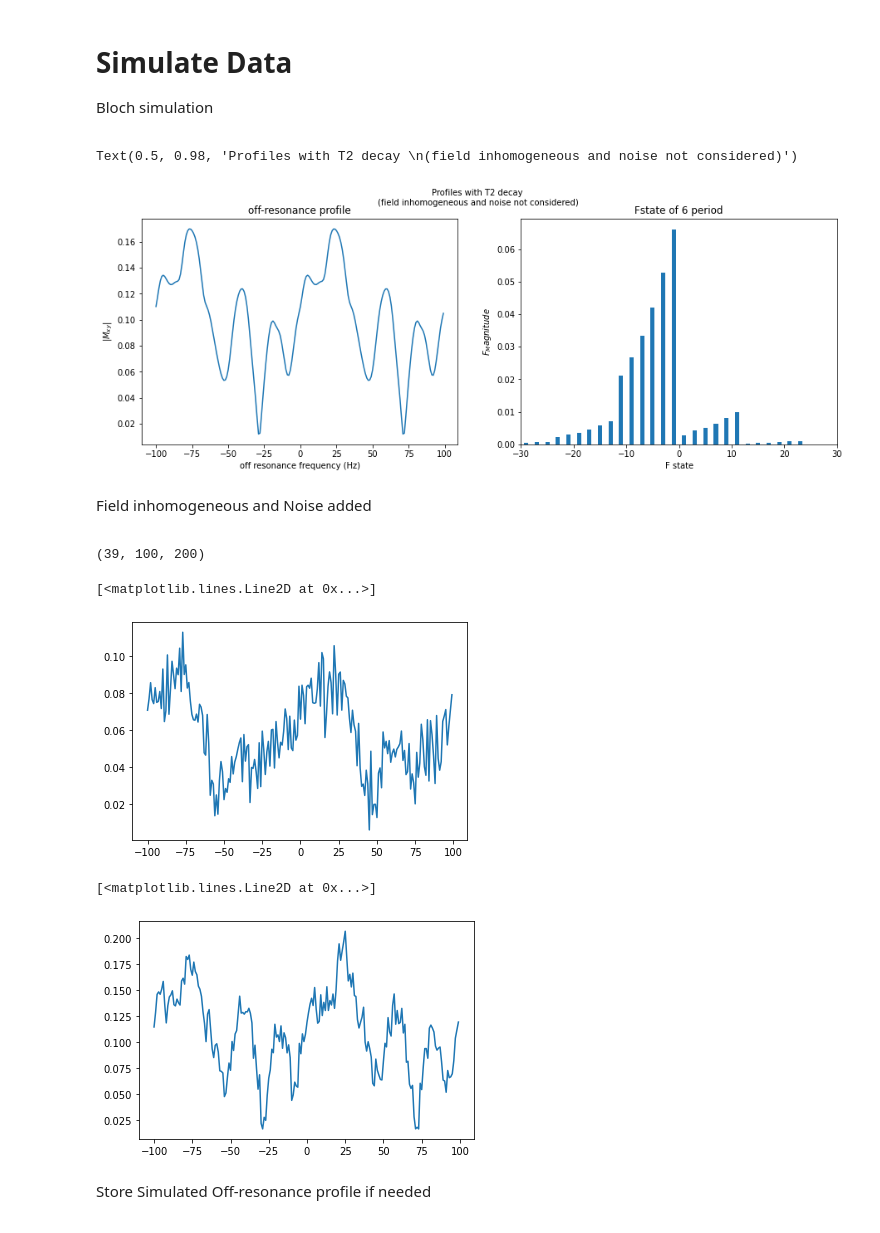
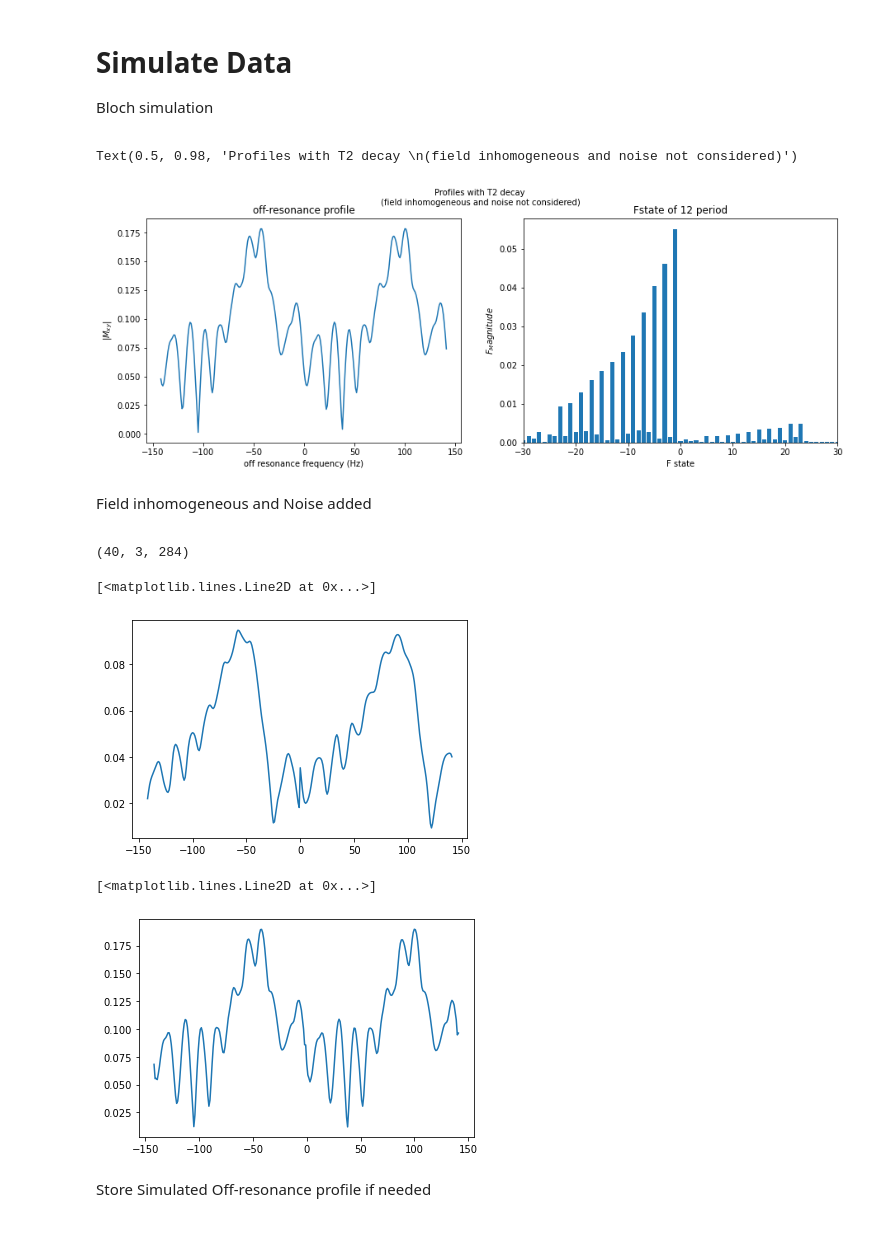
Before and after one commit to Yifei-Jin/Final_Year_Project, a Jupyter notebook: Code/Quadratic_Spoiling/6_Quadratic_spoiling_MonteCarloSimulation_v3.ipynb, the cells around one changed output. Drawn from its saved outputs; the diff is of its cells as text; code cells hidden in the pictures.

Commit message:
Add figure for 6 period and 12 period maps, add Addnoise button

```diff
--- a/Code/Quadratic_Spoiling/6_Quadratic_spoiling_MonteCarloSimulation_v3.ipynb
+++ b/Code/Quadratic_Spoiling/6_Quadratic_spoiling_MonteCarloSimulation_v3.ipynb
@@ -153,7 +153,7 @@ def basic_quadratic_RFspoiling_bSSFP(T1, T2, off_res_max, TR, TE, tip_angle, Per
 ## with Noise and Field inhomogeneous
 # %%
 #Simulate Data with different field inhomogeneous effect (different T2*) and random noise
-def quadratic_RFspoiling_bSSFP (T1, T2, off_res_max, TR, TE, tip_angle, Period, M0, TRnum, M_transverse, off_resonance_f, T2p, testnum):
+def quadratic_RFspoiling_bSSFP (T1, T2, off_res_max, TR, TE, tip_angle, Period, M0, TRnum, M_transverse, off_resonance_f, T2p, testnum, AddNoise):
 
     SimulatedData = np.asarray([], dtype = float) #Array with (T2*num, noise num, off-res f num)
     T2Star_GT = np.asarray([], dtype = float) #Store the Ground Truth T2*
@@ -170,7 +170,10 @@ def quadratic_RFspoiling_bSSFP (T1, T2, off_res_max, TR, TE, tip_angle, Period,
 
         #Add Noise
         for test in range (0, testnum ):
-            M_transverse_inhomo_noise = M_transverse_inhomo + np.random.normal(0,0.01,np.shape(M_transverse_inhomo)[-1]) + 1j*np.random.normal(0,0.01,np.shape(M_transverse_inhomo)[-1])
+            if (AddNoise == True):
+                M_transverse_inhomo_noise = M_transverse_inhomo + np.random.normal(0,0.01,np.shape(M_transverse_inhomo)[-1]) + 1j*np.random.normal(0,0.01,np.shape(M_transverse_inhomo)[-1])
+            else:
+                M_transverse_inhomo_noise = M_transverse_inhomo
             SimulatedData = np.append(SimulatedData, M_transverse_inhomo_noise)
 #         #______________________T2* Fit________TESTING______________________________
 #         F_state_magnitude, F_state = Fstate (M_transverse_noise)
@@ -328,13 +331,13 @@ def AddfieldInhomogeneous(M_transverse, TR, TE, T2prime, off_resonance_f):
 proton_density = 1.0
 T1 = 900e-3
 T2 = 44e-3
-TR = 10e-3
+TR = 7e-3
 TE = TR/2
 TRnum = 500
 # tip angle alpha 10
 tip_angle = 10
 #phase cycling
-Period = 6
+Period = 12
 #initial magnetisation
 M0 = np.asarray([[0],[0],[1]],dtype = float)
 #off resonance profile range
@@ -351,11 +354,11 @@ T2p = np.asarray([], dtype = float)
 # T2p = np.append(T2p, 1/((1000/13)-1/T2))
 # T2p = np.append(T2p, 1/((1000/53)-1/T2))
 for i in range (T2s_min, T2s_max):
-    if ((i != (T2*1000)) and (i != 0)):
-        T2p = np.append(T2p, 1/((1000/i)-1/T2))
-
+    #if ((i != (T2*1000)) and (i != 0)):
+    T2p = np.append(T2p, 1/((1000/i)-1/T2))
 #number of simulation run
 testnumber = 100
+AddNoise = True
 # %% [markdown]
 # Simulate Data
 <p>Bloch simulation<p/>
@@ -371,31 +374,31 @@ offres_Fstate_Fig, axs = Offres_Fstate_plot(off_resonance_f, M_transverse, dataA
 #axs[1].tick_params(bottom=False)
 offres_Fstate_Fig.suptitle("Profiles with T2 decay \n(field inhomogeneous and noise not considered)", fontsize=10)
 
-#offres_Fstate_Fig.savefig("./Figure/noise/12Period_NoNoise.jpg")
+#offres_Fstate_Fig.savefig("./Figure/noise/12Period_TR_7ms_NoNoise.jpg")
 # %% [output]
 Text(0.5, 0.98, 'Profiles with T2 decay \n(field inhomogeneous and noise not considered)')
-[figure, old version]
+[figure, new version]
 # %% [markdown]
 <p>Field inhomogeneous and Noise added<p/>
 # %%
 #Data is an Array contain (T2*num, noise num, off-res f num)
-Data, T2Star_GT = quadratic_RFspoiling_bSSFP (T1, T2, off_res_max, TR, TE, tip_angle, Period, M0, TRnum, M_transverse, off_resonance_f, T2p, testnumber)
+Data, T2Star_GT = quadratic_RFspoiling_bSSFP (T1, T2, off_res_max, TR, TE, tip_angle, Period, M0, TRnum, M_transverse, off_resonance_f, T2p, testnumber, AddNoise)
 # %%
 np.shape(Data)
 # %% [output]
-(39, 100, 200)
+(40, 3, 284)
 # %%
-plt.plot(off_resonance_f,np.abs(Data[1,1,:]))
+plt.plot(off_resonance_f,np.abs(Data[0,0,:]))
 #plt.savefig("./Figure/noise/off_res_profile_6Period_withNoise_"+ str(T2Star_GT[29])+".jpg")
 # %% [output]
 [<matplotlib.lines.Line2D at 0x...>]
-[figure, old version]
+[figure, new version]
 # %%
 plt.plot(off_resonance_f, np.abs(Data[38,2,:]))
 #plt.savefig("./Figure/noise/off_res_profile_6Period_withNoise_"+ str(T2Star_GT[1])+".jpg")
 # %% [output]
 [<matplotlib.lines.Line2D at 0x...>]
-[figure, old version]
+[figure, new version]
 # %% [markdown]
 <p>Store Simulated Off-resonance profile if needed <p/>
 # %%
```
Also changed, not shown: parts of 3 cells of this notebook, 13 other files.
